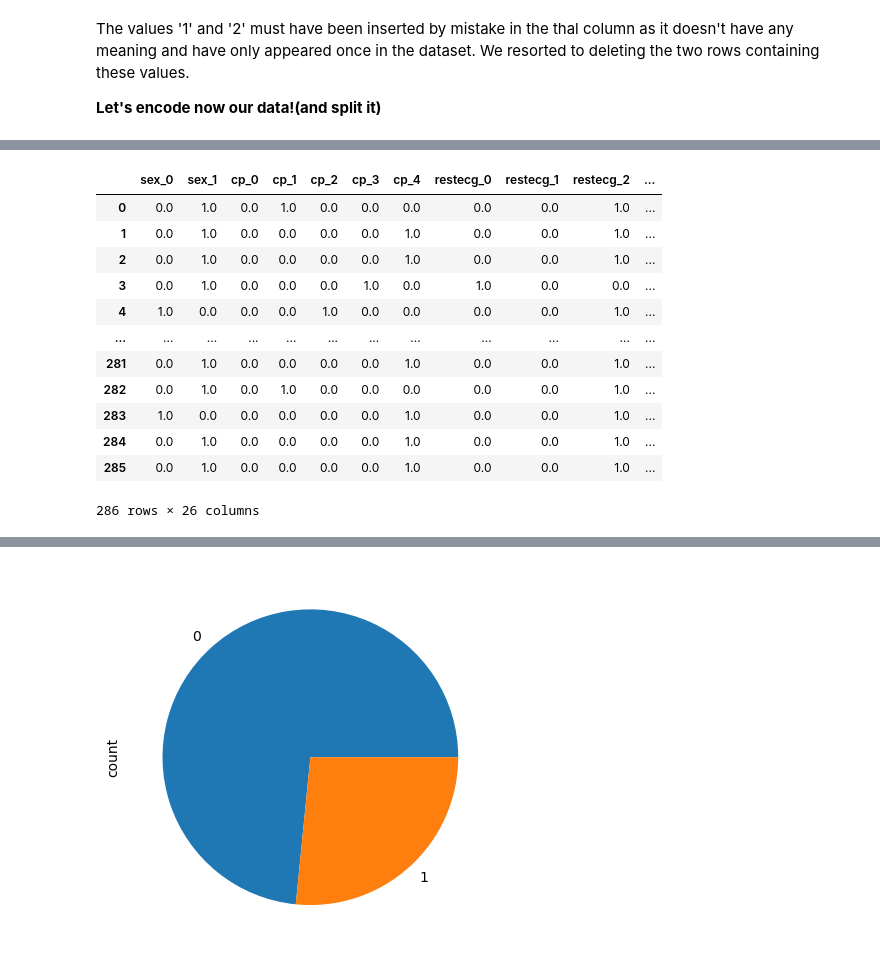
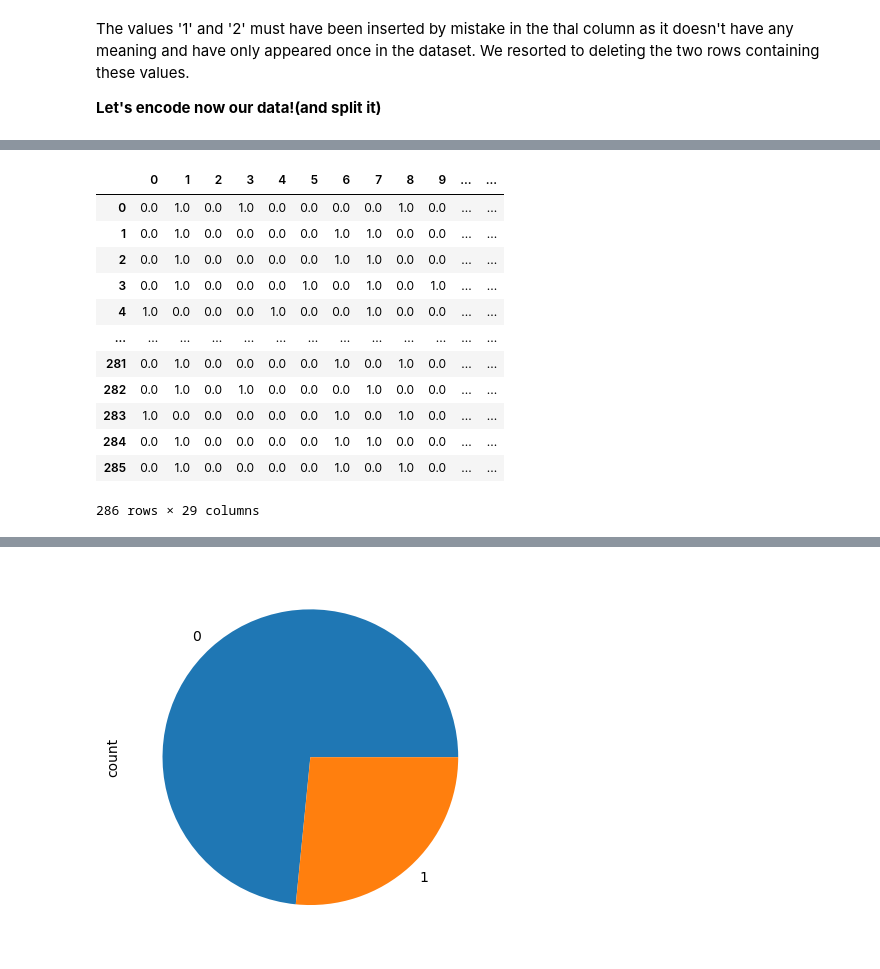
Before and after one commit to mouadiscoding/Sihati-4.0, a Jupyter notebook: notebooks/heart_disease.ipynb, the cells around one changed output, grey strips where cells are left out. Cells and saved outputs as stored; diff of their text form; code cells hidden in the pictures.

```diff
--- a/notebooks/heart_disease.ipynb
+++ b/notebooks/heart_disease.ipynb
@@ -84,7 +84,7 @@ import pickle
 
 %matplotlib inline
 # %%
-df = pd.read_csv("./data/heart_disease.csv")
+df = pd.read_csv("../data/heart_disease.csv")
 # %% [markdown]
 ## 1- Exploratory Data Analysis
 # %%
@@ -394,46 +409,41 @@ The values '1' and '2' must have been inserted by mistake in the thal column as
 # %%
 # Your code for encoding
 X = df.drop("target", axis=1)
 y = df.target
 
-nominal_features = ["sex", "cp", "restecg", "exang", "fbs", "slope", "thal"]
-ordinal_features = ["ca"]
+nominal_features = ["sex", "cp", "fbs", "restecg", "exang", "slope", "ca", "thal"]
+#ordinal_features = ["ca"]
 
 nominal_transformer = Pipeline(steps=[
     ('onehot', OneHotEncoder())
 ])
-ordinal_transformer = Pipeline(steps=[
-    ('ordinal', OrdinalEncoder())
-])
 
 encoder = ColumnTransformer(
     transformers=[
-        ('nominal', nominal_transformer, nominal_features),
-        ('ordinal', ordinal_transformer, ordinal_features)
+        ('nominal', nominal_transformer, nominal_features)
     ], remainder='passthrough'
 )
 
 # Fit the encoder first
 encoded_X = encoder.fit_transform(X)
 
 # Retrieve column names after encoding
-nominal_columns = encoder.transformers_[0][1].named_steps['onehot'].get_feature_names_out(nominal_features)
-column_names = np.concatenate([nominal_columns, ordinal_features, X.columns[len(nominal_features) + len(ordinal_features):]])
 
-encoded_X = pd.DataFrame(encoded_X, columns=column_names)
+
+encoded_X = pd.DataFrame(encoded_X)
 encoded_X
 # %% [output]
-|  | sex_0 | sex_1 | cp_0 | cp_1 | cp_2 | cp_3 | cp_4 | restecg_0 | restecg_1 | restecg_2 | ... |
-| 0 | 0.0 | 1.0 | 0.0 | 1.0 | 0.0 | 0.0 | 0.0 | 0.0 | 0.0 | 1.0 | ... |
-| 1 | 0.0 | 1.0 | 0.0 | 0.0 | 0.0 | 0.0 | 1.0 | 0.0 | 0.0 | 1.0 | ... |
-| 2 | 0.0 | 1.0 | 0.0 | 0.0 | 0.0 | 0.0 | 1.0 | 0.0 | 0.0 | 1.0 | ... |
-| 3 | 0.0 | 1.0 | 0.0 | 0.0 | 0.0 | 1.0 | 0.0 | 1.0 | 0.0 | 0.0 | ... |
-| 4 | 1.0 | 0.0 | 0.0 | 0.0 | 1.0 | 0.0 | 0.0 | 0.0 | 0.0 | 1.0 | ... |
-| ... | ... | ... | ... | ... | ... | ... | ... | ... | ... | ... | ... |
-| 281 | 0.0 | 1.0 | 0.0 | 0.0 | 0.0 | 0.0 | 1.0 | 0.0 | 0.0 | 1.0 | ... |
-| 282 | 0.0 | 1.0 | 0.0 | 1.0 | 0.0 | 0.0 | 0.0 | 0.0 | 0.0 | 1.0 | ... |
-| 283 | 1.0 | 0.0 | 0.0 | 0.0 | 0.0 | 0.0 | 1.0 | 0.0 | 0.0 | 1.0 | ... |
-| 284 | 0.0 | 1.0 | 0.0 | 0.0 | 0.0 | 0.0 | 1.0 | 0.0 | 0.0 | 1.0 | ... |
-| 285 | 0.0 | 1.0 | 0.0 | 0.0 | 0.0 | 0.0 | 1.0 | 0.0 | 0.0 | 1.0 | ... |
+|  | 0 | 1 | 2 | 3 | 4 | 5 | 6 | 7 | 8 | 9 | ... | ... |
+| 0 | 0.0 | 1.0 | 0.0 | 1.0 | 0.0 | 0.0 | 0.0 | 0.0 | 1.0 | 0.0 | ... | ... |
+| 1 | 0.0 | 1.0 | 0.0 | 0.0 | 0.0 | 0.0 | 1.0 | 1.0 | 0.0 | 0.0 | ... | ... |
+| 2 | 0.0 | 1.0 | 0.0 | 0.0 | 0.0 | 0.0 | 1.0 | 1.0 | 0.0 | 0.0 | ... | ... |
+| 3 | 0.0 | 1.0 | 0.0 | 0.0 | 0.0 | 1.0 | 0.0 | 1.0 | 0.0 | 1.0 | ... | ... |
+| 4 | 1.0 | 0.0 | 0.0 | 0.0 | 1.0 | 0.0 | 0.0 | 1.0 | 0.0 | 0.0 | ... | ... |
+| ... | ... | ... | ... | ... | ... | ... | ... | ... | ... | ... | ... | ... |
+| 281 | 0.0 | 1.0 | 0.0 | 0.0 | 0.0 | 0.0 | 1.0 | 0.0 | 1.0 | 0.0 | ... | ... |
+| 282 | 0.0 | 1.0 | 0.0 | 1.0 | 0.0 | 0.0 | 0.0 | 1.0 | 0.0 | 0.0 | ... | ... |
+| 283 | 1.0 | 0.0 | 0.0 | 0.0 | 0.0 | 0.0 | 1.0 | 0.0 | 1.0 | 0.0 | ... | ... |
+| 284 | 0.0 | 1.0 | 0.0 | 0.0 | 0.0 | 0.0 | 1.0 | 1.0 | 0.0 | 0.0 | ... | ... |
+| 285 | 0.0 | 1.0 | 0.0 | 0.0 | 0.0 | 0.0 | 1.0 | 0.0 | 1.0 | 0.0 | ... | ... |
-286 rows × 26 columns
+286 rows × 29 columns
 # %%
```
Also changed, not shown: parts of 17 cells of this notebook, 2 other files.
